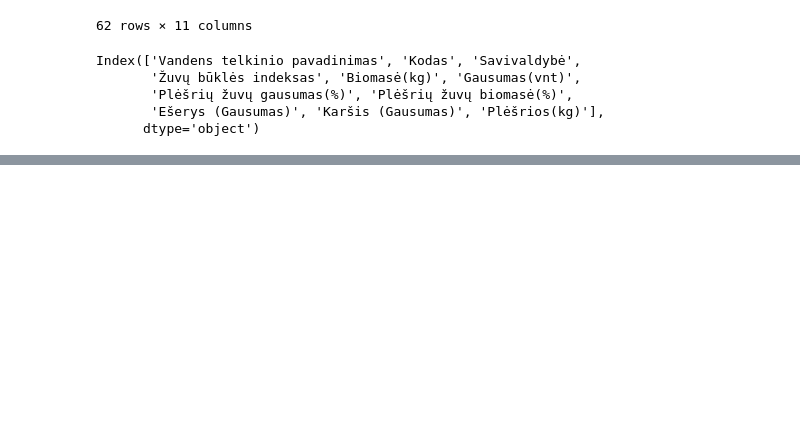
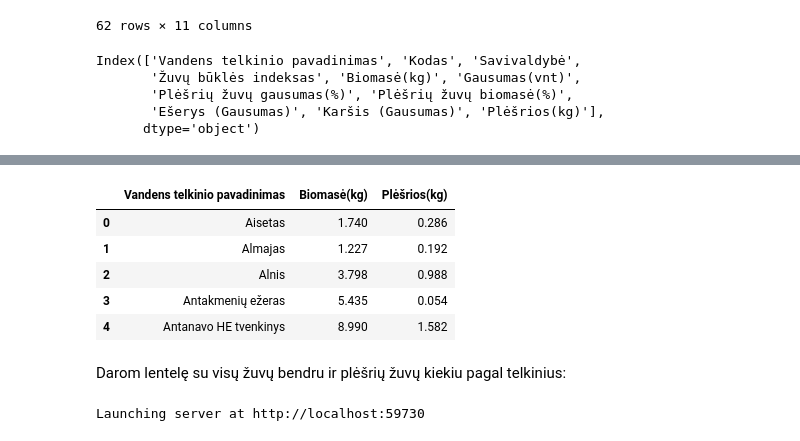
Before and after one commit to Aurume/Baigiamasis, a Jupyter notebook: Vizuali_dalis.ipynb, the cells around one changed output, grey strips where cells are left out. Drawn from its saved outputs; the diff is of its cells as text; code cells hidden in the pictures; blank space fills up the shorter version.

```diff
--- a/Vizuali_dalis.ipynb
+++ b/Vizuali_dalis.ipynb
@@ -265,0 +130,12 @@ KeyError: "['Plėšrios_kg'] not in index"
+# %%
+lentele = df[["Vandens telkinio pavadinimas", "Biomasė(kg)", "Plėšrios(kg)"]]
+lentele.head()
+# %% [output]
+|  | Vandens telkinio pavadinimas | Biomasė(kg) | Plėšrios(kg) |
+| 0 | Aisetas | 1.740 | 0.286 |
+| 1 | Almajas | 1.227 | 0.192 |
+| 2 | Alnis | 3.798 | 0.988 |
+| 3 | Antakmenių ežeras | 5.435 | 0.054 |
+| 4 | Antanavo HE tvenkinys | 8.990 | 1.582 |
+# %% [markdown]
+Darom lentelę su visų žuvų bendru ir plėšrių žuvų kiekiu pagal telkinius:
@@ -265,0 +144,20 @@ KeyError: "['Plėšrios_kg'] not in index"
+# %%
+# atvaizdavimas su panel naudojant šabloną
+
+template = pn.template.FastListTemplate(
+    title='Žuvys',
+    sidebar=[pn.pane.Markdown("# Žuvų išteklių tyrimas"),
+             pn.pane.Markdown("#### Dideli vandens telkiniai pasižymi gausia ir įvairia ichtiofauna. Dėl gausių žuvų išteklių dideli vandens telkiniai yra svarbūs tiek verslinei, tiek mėgėjiškai žvejybai. Todėl tokių vandens telkinių ichtiologiniai tyrimai turi ne tik mokslinę, bet ir praktinę reikšmę."),
+             pn.pane.PNG('lietuvos_ezerai.png', sizing_mode='scale_both')],
+
+    main=[pn.Row(trecias, antras),
+          pn.Row(pirmas, ketvirtas)
+                # pn.Column(grafikas_trys)
+                ],
+    accent_base_color="#88d8b0",
+    header_background="#88d8b0",
+)
+template.show()
+template.servable();
+# %% [output]
+Launching server at http://localhost:59730
```
Also changed, not shown: parts of 46 cells of this notebook, 3 other files.
